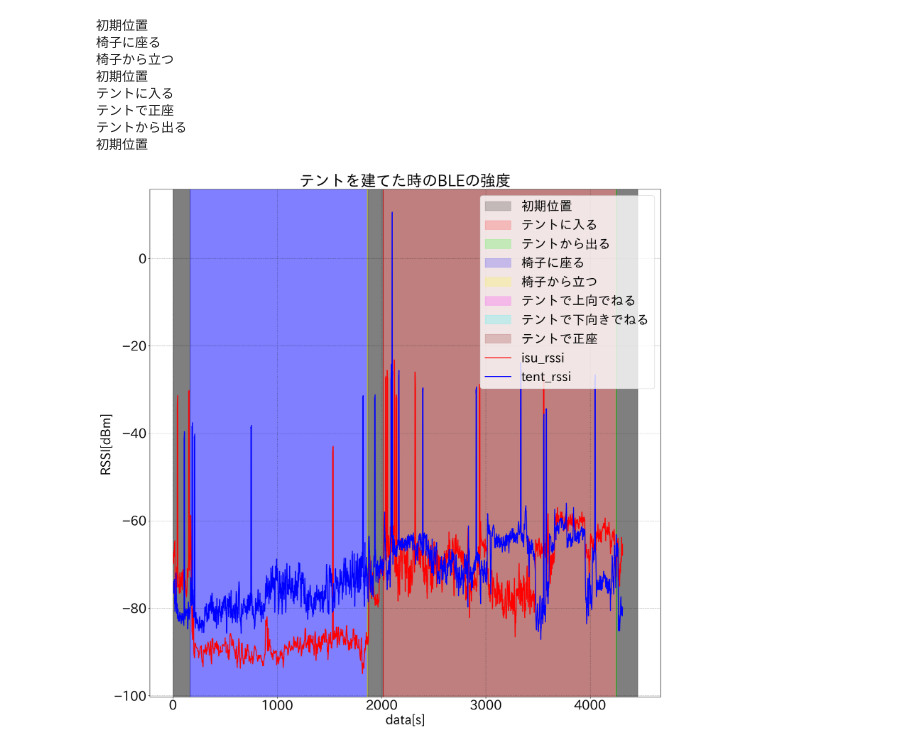
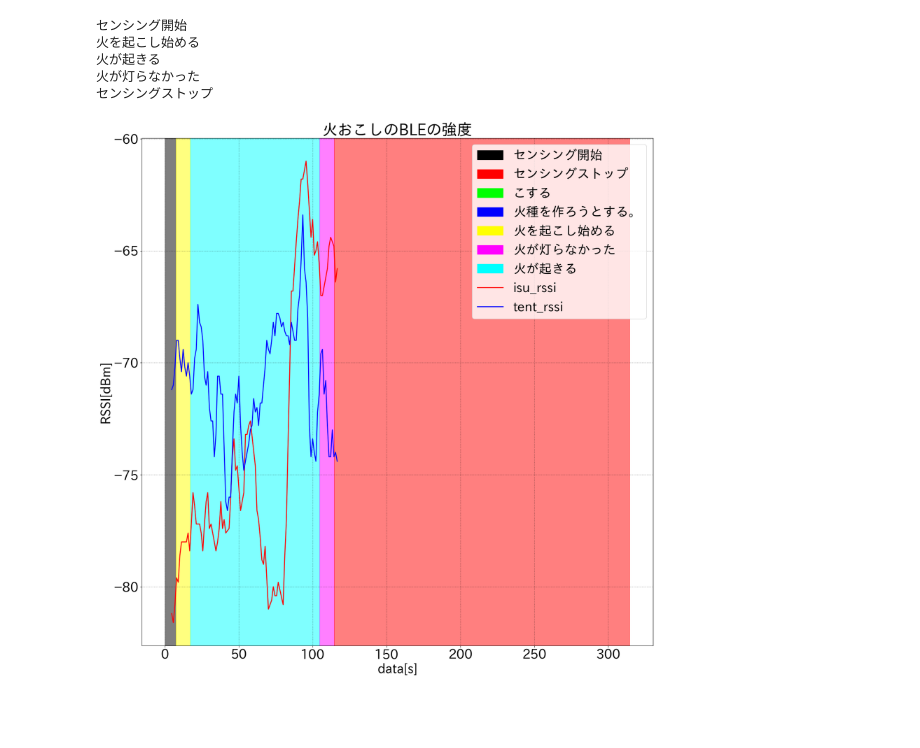
Before and after one commit to harutiro/jupyter, a Jupyter notebook: camp/3/python/BLE.ipynb, the cells around one changed output. Drawn from its saved outputs; the diff is of its cells as text; code cells hidden in the pictures; blank space fills up the shorter version.

```diff
--- a/camp/3/python/BLE.ipynb
+++ b/camp/3/python/BLE.ipynb
@@ -13,7 +13,7 @@ plt.rcParams['font.family'] = "IPAexGothic"
 # %%
 # csvの読み込み
 # ヘッダなしの場合csv = pd.read_csv("ファイル名(.csv)", header=None, names=['user_id', 'name'])で可能
-fname = "../data/4回目/"
+fname = "../data/火おこし1/"
 isu = pd.read_csv(fname+"BLE_isu.csv",encoding = 'utf-8')
 tent = pd.read_csv(fname+"BLE_tent.csv",encoding = 'utf-8')
 ans = pd.read_csv(fname+"ans.csv",encoding = 'utf-8')
@@ -24,7 +24,7 @@ ax3 = fig.add_subplot(1, 1, 1)
 ## グリッドの設定
 ax3.grid(color='k', linestyle='dotted', linewidth=1, alpha=0.5, zorder=2)
 ## グラフのタイトル
-ax3.set_title("テントを建てた時のBLEの強度")
+ax3.set_title("火おこしのBLEの強度")
 ## x軸のラベル
 ax3.set_xlabel('data[s]')
 ## y軸のラベル
@@ -57,52 +57,49 @@ ax3.plot(
 ax3.legend()
 
 # 各contentに対応する色の辞書を作成
+# 各contentに対応する色の辞書を作成
 content_colors = {
-    "初期位置": "#00000030",  # アルファ値を下げた色コード（例: 30）
-    "テントに入る": "#ff000030",
-    "テントから出る": "#00ff0030",
-    "椅子に座る": "#0000ff30",
-    "椅子から立つ": "#ffff0030",
-    "テントで上向でねる": "#ff00ff30",
-    "テントで下向きでねる": "#00ffff30",
-    "テントで正座": "#80000030"
+    "センシング開始": "#000000",
+    "センシングストップ": "#ff0000",
+    "こする": "#00ff00",
+    "火種を作ろうとする。": "#0000ff",
+    "火を起こし始める": "#ffff00",
+    "火が灯らなかった": "#ff00ff",
+    "火が起きる": "#00ffff",
 }
 
 # 階段利用区間をラベリング
 # BLEの時だけごりおしついか
 padding = 200000  # 200秒
 
 for i in range(len(ans)):
     content = ans["content"][i]  # 現在のデータのcontent
     print(content)
     color = content_colors.get(content, "#808080")  # 現在のデータのcontentに対応する色
     start_time = (ans["time"][i] - ans["time"][0]) / 1000
     end_time = (ans["time"][i + 1] - ans["time"][0]) / 1000 if i < len(ans) - 1 else (ans["time"].max() + padding - ans["time"][0]) / 1000
     ax3.axvspan(start_time, end_time, color=color, alpha=0.5, zorder=1)
 
 # 凡例の作成
 content_labels = list(content_colors.keys())
 content_patches = [matplotlib.patches.Patch(color=color) for color in content_colors.values()]
 
 # 線の情報を追加
 line1 = matplotlib.lines.Line2D([0], [0], color="red", linewidth=2)
 line2 = matplotlib.lines.Line2D([0], [0], color="blue", linewidth=2)
 content_patches.append(line1)
 content_patches.append(line2)
 content_labels.append("isu_rssi")
 content_labels.append("tent_rssi")
 
 # 凡例の表示
 ax3.legend(content_patches, content_labels, loc="upper right")
 
 plt.show()
 # %% [output]
-初期位置
-椅子に座る
-椅子から立つ
-初期位置
-テントに入る
-テントで正座
-テントから出る
-初期位置
+センシング開始
+火を起こし始める
+火が起きる
+火が灯らなかった
+センシングストップ
-[figure, old version]
+[figure, new version]
```
Also changed, not shown: 46 other files.
